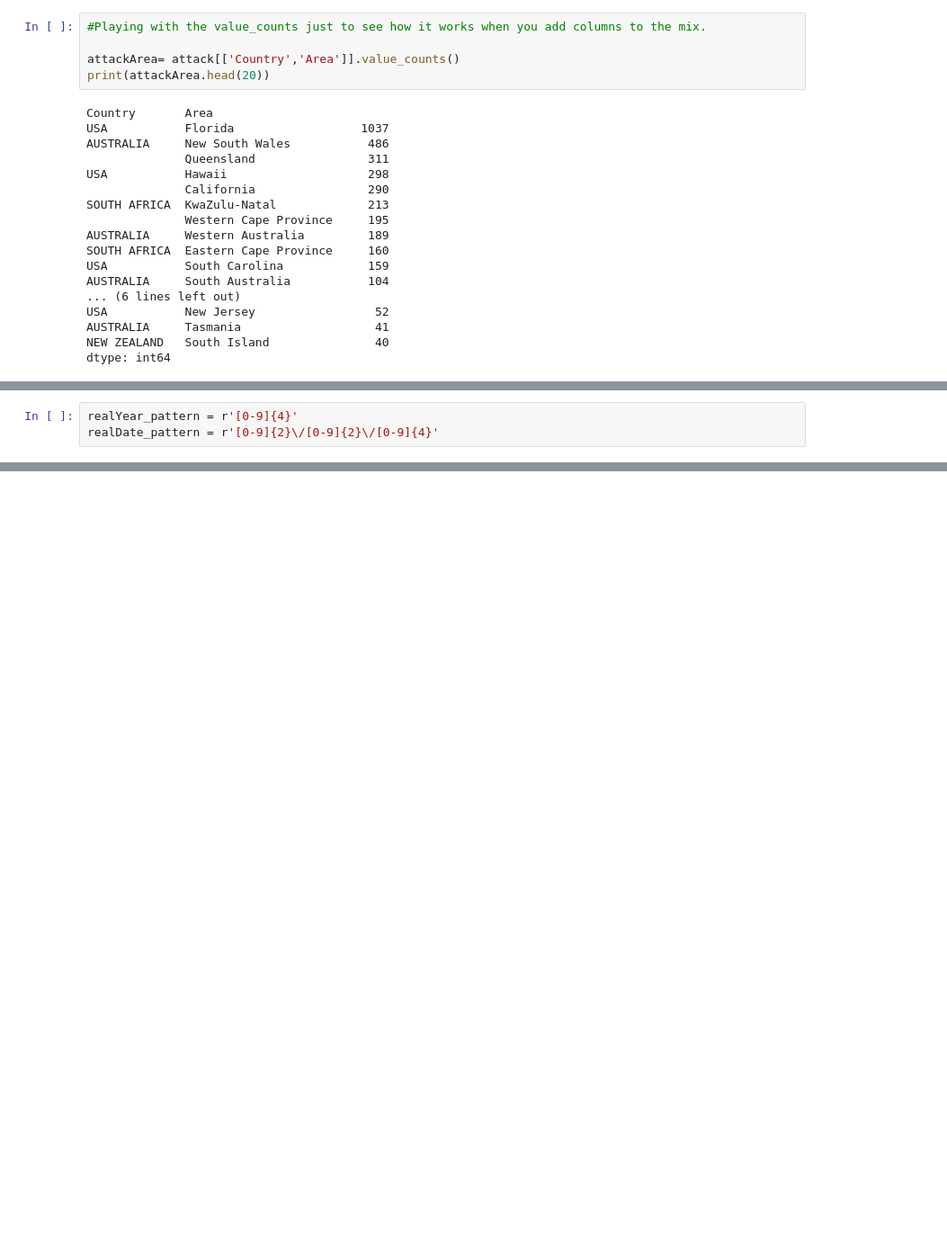
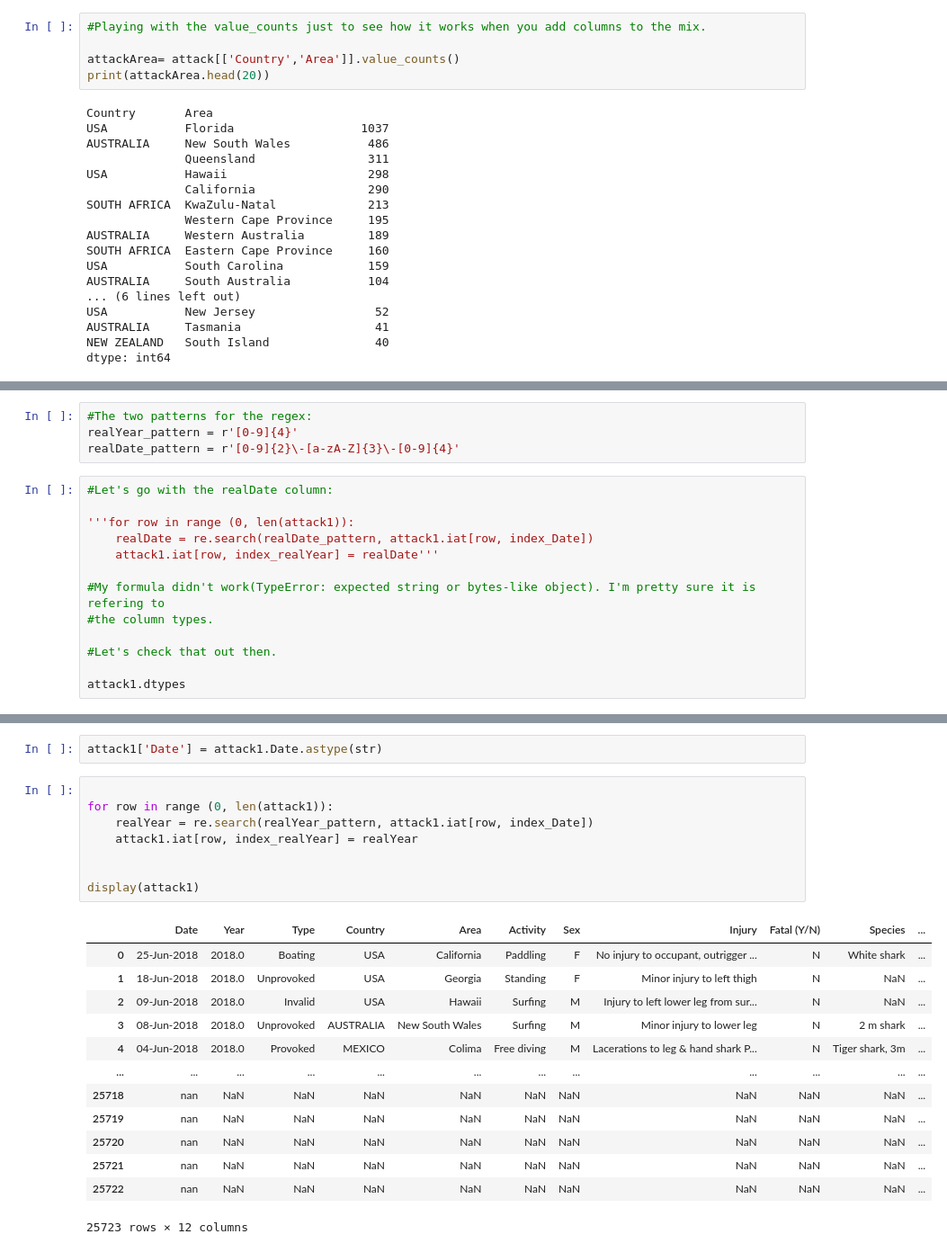
Before and after one commit to Diegon8/SharkAttack-, a Jupyter notebook: SharkAttack.ipynb, the cells around one changed output, grey strips where cells are left out. Shown: that part at 90% size. Saved outputs shown, nothing was run; the diff lists cells and outputs as text; blank space fills up the shorter version.

```diff
--- a/SharkAttack.ipynb
+++ b/SharkAttack.ipynb
@@ -201,5 +203,19 @@ print(index_Date, index_realYear, index_realDate)
 # %% [output]
 0 10 11
 # %%
+#The two patterns for the regex:
 realYear_pattern = r'[0-9]{4}'
-realDate_pattern = r'[0-9]{2}\/[0-9]{2}\/[0-9]{4}'
+realDate_pattern = r'[0-9]{2}\-[a-zA-Z]{3}\-[0-9]{4}'
+# %%
+#Let's go with the realDate column:
+
+'''for row in range (0, len(attack1)):
+    realDate = re.search(realDate_pattern, attack1.iat[row, index_Date])
+    attack1.iat[row, index_realYear] = realDate'''
+
+#My formula didn't work(TypeError: expected string or bytes-like object). I'm pretty sure it is refering to
+#the column types.
+
+#Let's check that out then.
+
+attack1.dtypes
@@ -206 +236,25 @@ realDate_pattern = r'[0-9]{2}\/[0-9]{2}\/[0-9]{4}'
+# %%
+attack1['Date'] = attack1.Date.astype(str)
+# %%
+
+for row in range (0, len(attack1)):
+    realYear = re.search(realYear_pattern, attack1.iat[row, index_Date])
+    attack1.iat[row, index_realYear] = realYear
+
+
+display(attack1)
+# %% [output]
+|  | Date | Year | Type | Country | Area | Activity | Sex | Injury | Fatal (Y/N) | Species | ... |
+| 0 | 25-Jun-2018 | 2018.0 | Boating | USA | California | Paddling | F | No injury to occupant, outrigger ... | N | White shark | ... |
+| 1 | 18-Jun-2018 | 2018.0 | Unprovoked | USA | Georgia | Standing | F | Minor injury to left thigh | N | NaN | ... |
+| 2 | 09-Jun-2018 | 2018.0 | Invalid | USA | Hawaii | Surfing | M | Injury to left lower leg from sur... | N | NaN | ... |
+| 3 | 08-Jun-2018 | 2018.0 | Unprovoked | AUSTRALIA | New South Wales | Surfing | M | Minor injury to lower leg | N | 2 m shark | ... |
+| 4 | 04-Jun-2018 | 2018.0 | Provoked | MEXICO | Colima | Free diving | M | Lacerations to leg & hand shark P... | N | Tiger shark, 3m | ... |
+| ... | ... | ... | ... | ... | ... | ... | ... | ... | ... | ... | ... |
+| 25718 | nan | NaN | NaN | NaN | NaN | NaN | NaN | NaN | NaN | NaN | ... |
+| 25719 | nan | NaN | NaN | NaN | NaN | NaN | NaN | NaN | NaN | NaN | ... |
+| 25720 | nan | NaN | NaN | NaN | NaN | NaN | NaN | NaN | NaN | NaN | ... |
+| 25721 | nan | NaN | NaN | NaN | NaN | NaN | NaN | NaN | NaN | NaN | ... |
+| 25722 | nan | NaN | NaN | NaN | NaN | NaN | NaN | NaN | NaN | NaN | ... |
+25723 rows × 12 columns
 # %%
```
Also changed, not shown: parts of 5 cells of this notebook.
